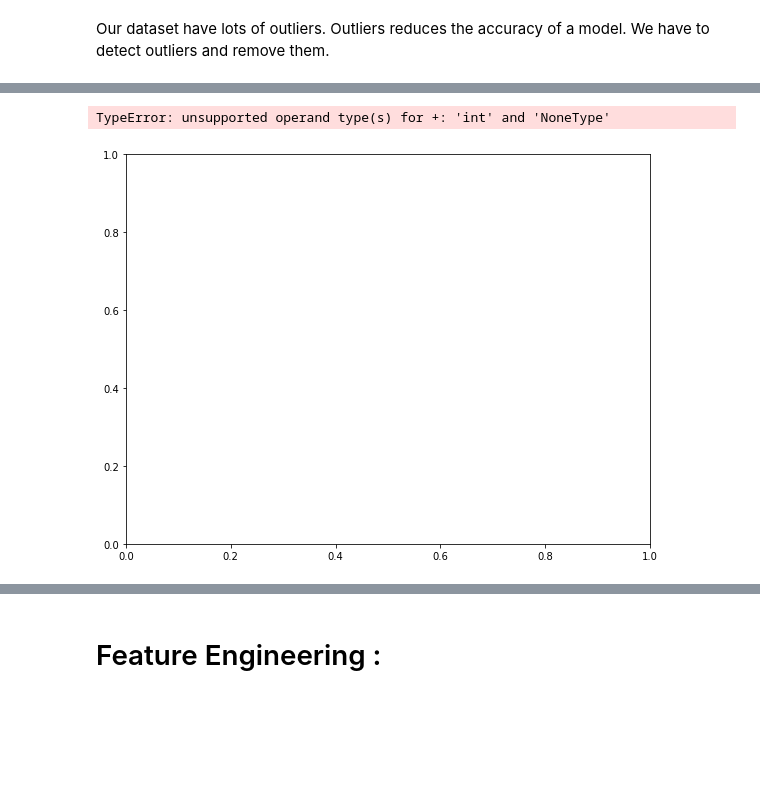
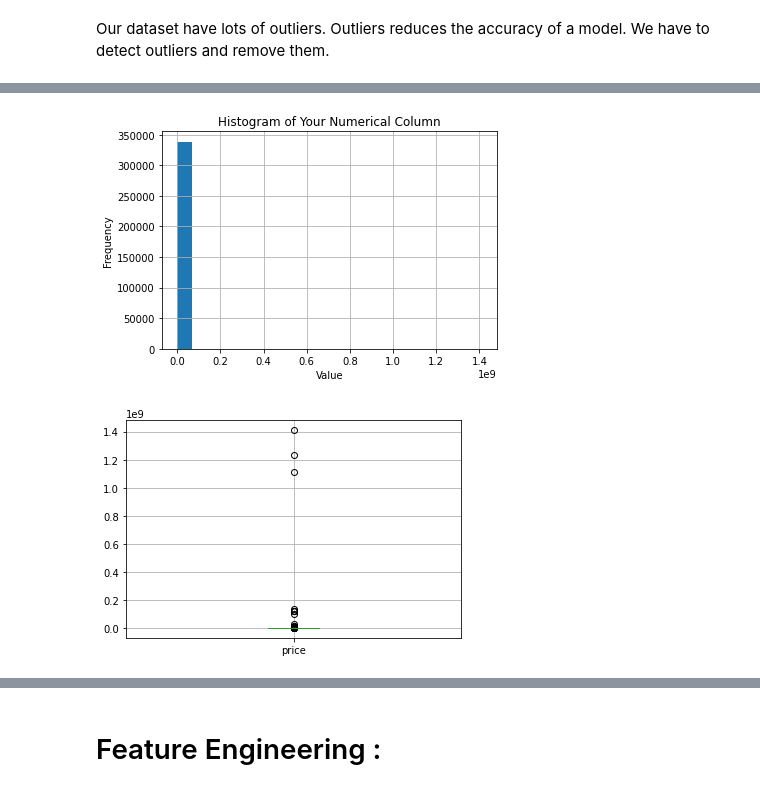
Before and after one commit to vaibhavdbda/DBDA_Project, a Jupyter notebook: New_EDA.ipynb, the cells around one changed output, grey strips where cells are left out. Drawn from its saved outputs; the diff is of its cells as text; code cells hidden in the pictures; blank space fills up the shorter version.

```diff
--- a/New_EDA.ipynb
+++ b/New_EDA.ipynb
@@ -987,32 +982,26 @@ df11.count()
-# %%
-# Specify the column name for which you want to create the box plot
-column_name = "price"
-
-# Calculate summary statistics
-summary_stats = df11.select(column_name).summary().collect()
-
-# Extract quartiles (Q1, Q2, Q3) and outliers (lower and upper bounds)
-Q1 = float(summary_stats[4][column_name])
-Q2 = float(summary_stats[5][column_name])  # Median (50th percentile)
-Q3 = float(summary_stats[6][column_name])
-IQR = Q3 - Q1
-lower_bound = Q1 - 1.5 * IQR
-upper_bound = Q3 + 1.5 * IQR
-
-# Filter outliers
-outliers_df = df11.filter((col(column_name) < lower_bound) | (col(column_name) > upper_bound))
-
-# Collect column values to plot
-column_values = df11.select(column_name).rdd.flatMap(lambda x: x).collect()
-
-# Plot box plot using Matplotlib
-plt.figure(figsize=(8, 6))
-plt.boxplot(column_values,vert=False)
-plt.title("Box Plot of "+column_name)
-plt.xlabel(column_name)
-plt.show()
-# %% [output]
-TypeError: unsupported operand type(s) for +: 'int' and 'NoneType'
-[figure, removed]
+# %%
+pandas_df = df11.select("price").toPandas()
+
+# Plot histogram using Pandas
+pandas_df.hist(bins=20)  # Adjust bins as needed
+plt.title("Histogram of Your Numerical Column")
+plt.xlabel("Value")
+plt.ylabel("Frequency")
+plt.show()
+# %% [output]
+[figure, added]
+# %%
+numerical_column = 'price'
+
+# Extract the numerical column and convert it to a Pandas DataFrame
+pandas_df = df11.select(numerical_column).toPandas()
+
+# Create a boxplot using Pandas
+pandas_df.boxplot(column=numerical_column)
+
+# Display the plot
+plt.show()
+# %% [output]
+[figure, added]
 # %%
 # Calculate quartiles
```
Also changed, not shown: parts of 78 cells of this notebook.
